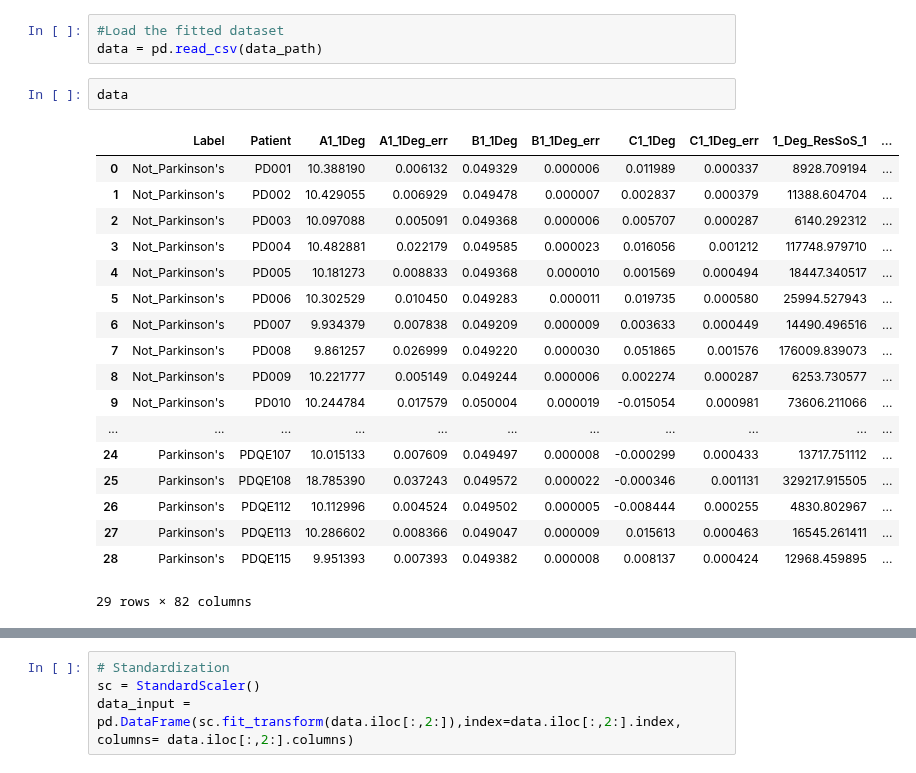
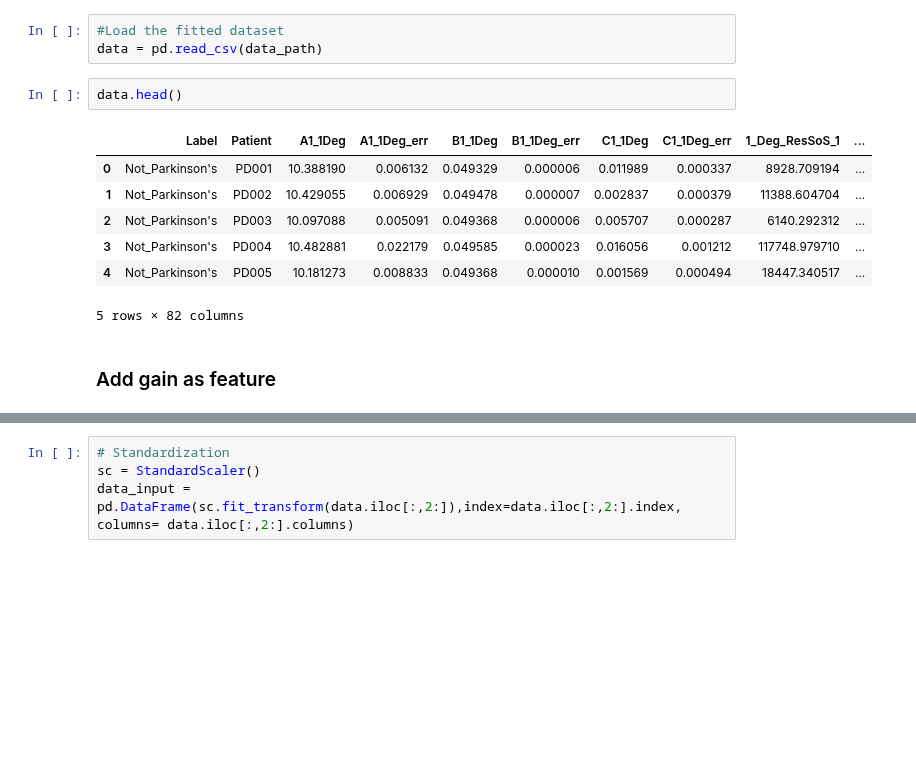
Before and after one commit to jamesleocodes/eye_movement, a Jupyter notebook: models/rf.ipynb, the cells around one changed output, grey strips where cells are left out. Saved outputs shown, nothing was run; the diff lists cells and outputs as text; blank space fills up the shorter version.

```diff
--- a/models/rf.ipynb
+++ b/models/rf.ipynb
@@ -46,23 +46,14 @@ data_path = os.path.join(dirname,data_file)
 #Load the fitted dataset
 data = pd.read_csv(data_path)
 # %%
-data
+data.head()
 # %% [output]
 |  | Label | Patient | A1_1Deg | A1_1Deg_err | B1_1Deg | B1_1Deg_err | C1_1Deg | C1_1Deg_err | 1_Deg_ResSoS_1 | ... |
 | 0 | Not_Parkinson's | PD001 | 10.388190 | 0.006132 | 0.049329 | 0.000006 | 0.011989 | 0.000337 | 8928.709194 | ... |
 | 1 | Not_Parkinson's | PD002 | 10.429055 | 0.006929 | 0.049478 | 0.000007 | 0.002837 | 0.000379 | 11388.604704 | ... |
 | 2 | Not_Parkinson's | PD003 | 10.097088 | 0.005091 | 0.049368 | 0.000006 | 0.005707 | 0.000287 | 6140.292312 | ... |
 | 3 | Not_Parkinson's | PD004 | 10.482881 | 0.022179 | 0.049585 | 0.000023 | 0.016056 | 0.001212 | 117748.979710 | ... |
 | 4 | Not_Parkinson's | PD005 | 10.181273 | 0.008833 | 0.049368 | 0.000010 | 0.001569 | 0.000494 | 18447.340517 | ... |
-| 5 | Not_Parkinson's | PD006 | 10.302529 | 0.010450 | 0.049283 | 0.000011 | 0.019735 | 0.000580 | 25994.527943 | ... |
-| 6 | Not_Parkinson's | PD007 | 9.934379 | 0.007838 | 0.049209 | 0.000009 | 0.003633 | 0.000449 | 14490.496516 | ... |
-| 7 | Not_Parkinson's | PD008 | 9.861257 | 0.026999 | 0.049220 | 0.000030 | 0.051865 | 0.001576 | 176009.839073 | ... |
-| 8 | Not_Parkinson's | PD009 | 10.221777 | 0.005149 | 0.049244 | 0.000006 | 0.002274 | 0.000287 | 6253.730577 | ... |
-| 9 | Not_Parkinson's | PD010 | 10.244784 | 0.017579 | 0.050004 | 0.000019 | -0.015054 | 0.000981 | 73606.211066 | ... |
-| ... | ... | ... | ... | ... | ... | ... | ... | ... | ... | ... |
-| 24 | Parkinson's | PDQE107 | 10.015133 | 0.007609 | 0.049497 | 0.000008 | -0.000299 | 0.000433 | 13717.751112 | ... |
-| 25 | Parkinson's | PDQE108 | 18.785390 | 0.037243 | 0.049572 | 0.000022 | -0.000346 | 0.001131 | 329217.915505 | ... |
-| 26 | Parkinson's | PDQE112 | 10.112996 | 0.004524 | 0.049502 | 0.000005 | -0.008444 | 0.000255 | 4830.802967 | ... |
-| 27 | Parkinson's | PDQE113 | 10.286602 | 0.008366 | 0.049047 | 0.000009 | 0.015613 | 0.000463 | 16545.261411 | ... |
-| 28 | Parkinson's | PDQE115 | 9.951393 | 0.007393 | 0.049382 | 0.000008 | 0.008137 | 0.000424 | 12968.459895 | ... |
-29 rows × 82 columns
+5 rows × 82 columns
+# %% [markdown]
+### Add gain as feature
```
Also changed, not shown: parts of 8 cells of this notebook.
